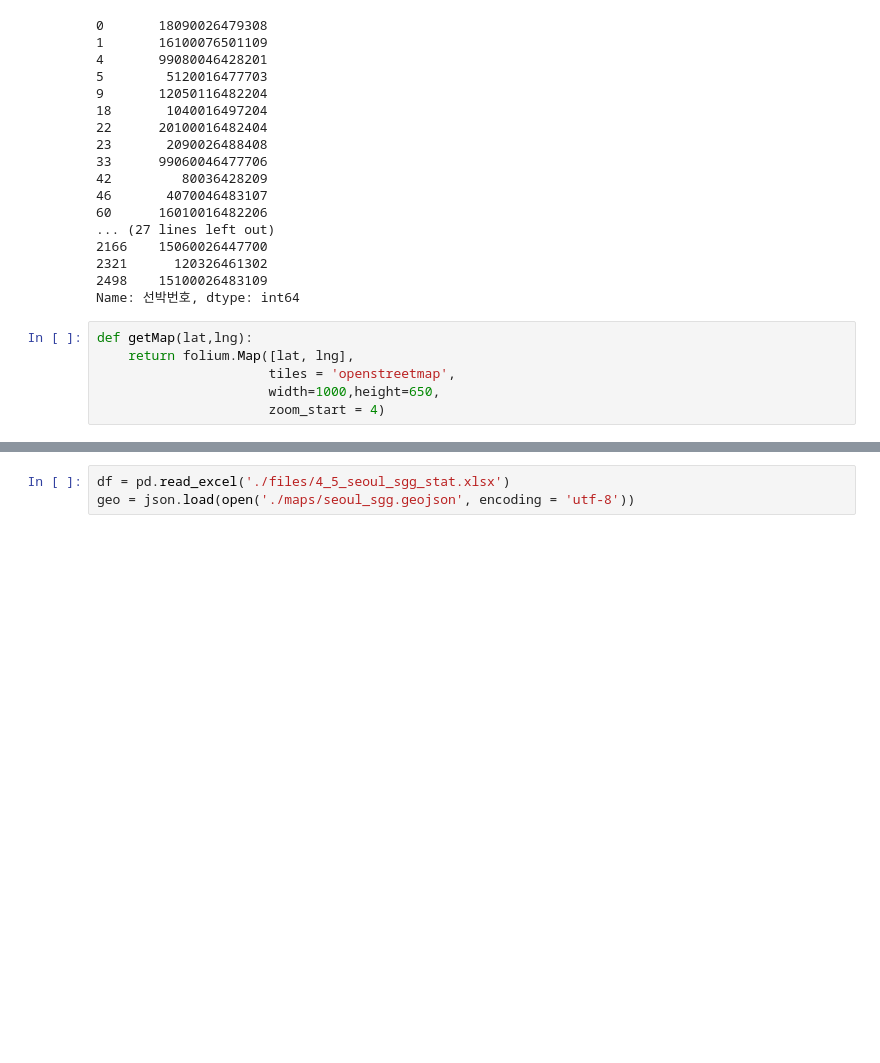
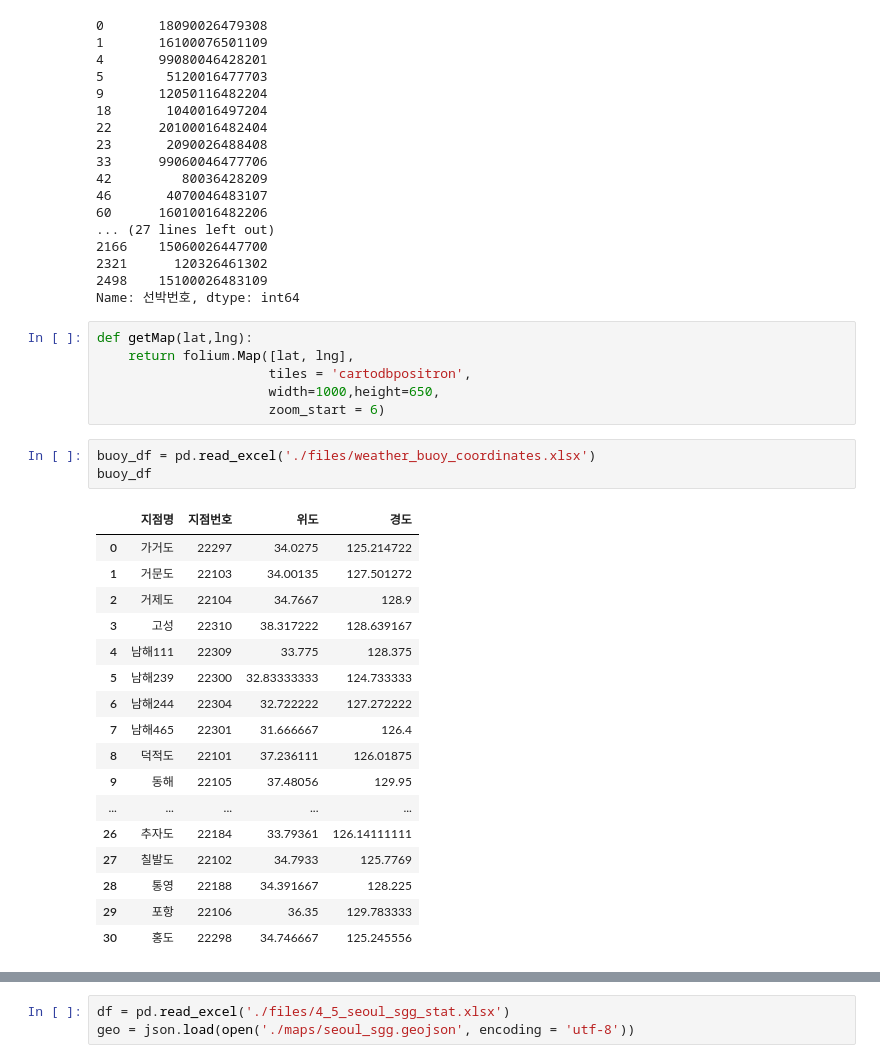
Before and after one commit to chjomoon/fishery_data, a Jupyter notebook: web_pjt/web_app/map_view/03_지도시각화v2.ipynb, the cells around one changed output, grey strips where cells are left out. Saved outputs shown, nothing was run; the diff lists cells and outputs as text; blank space fills up the shorter version.

```diff
--- a/web_pjt/web_app/map_view/03_지도시각화v2.ipynb
+++ b/web_pjt/web_app/map_view/03_지도시각화v2.ipynb
@@ -85,6 +283,27 @@ Name: 선박번호, dtype: int64
 # %%
 def getMap(lat,lng):
     return folium.Map([lat, lng],
-                      tiles = 'openstreetmap',
+                      tiles = 'cartodbpositron',
                       width=1000,height=650,
-                      zoom_start = 4)
+                      zoom_start = 6)
+# %%
+buoy_df = pd.read_excel('./files/weather_buoy_coordinates.xlsx')
+buoy_df
+# %% [output]
+|  | 지점명 | 지점번호 | 위도 | 경도 |
+| 0 | 가거도 | 22297 | 34.0275 | 125.214722 |
+| 1 | 거문도 | 22103 | 34.00135 | 127.501272 |
+| 2 | 거제도 | 22104 | 34.7667 | 128.9 |
+| 3 | 고성 | 22310 | 38.317222 | 128.639167 |
+| 4 | 남해111 | 22309 | 33.775 | 128.375 |
+| 5 | 남해239 | 22300 | 32.83333333 | 124.733333 |
+| 6 | 남해244 | 22304 | 32.722222 | 127.272222 |
+| 7 | 남해465 | 22301 | 31.666667 | 126.4 |
+| 8 | 덕적도 | 22101 | 37.236111 | 126.01875 |
+| 9 | 동해 | 22105 | 37.48056 | 129.95 |
+| ... | ... | ... | ... | ... |
+| 26 | 추자도 | 22184 | 33.79361 | 126.14111111 |
+| 27 | 칠발도 | 22102 | 34.7933 | 125.7769 |
+| 28 | 통영 | 22188 | 34.391667 | 128.225 |
+| 29 | 포항 | 22106 | 36.35 | 129.783333 |
+| 30 | 홍도 | 22298 | 34.746667 | 125.245556 |
```
Also changed, not shown: parts of 16 cells of this notebook, 11 other files.
